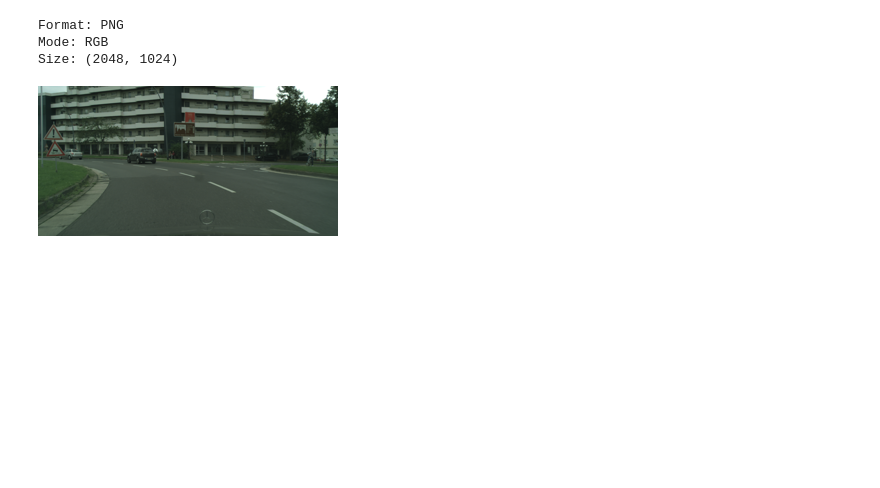
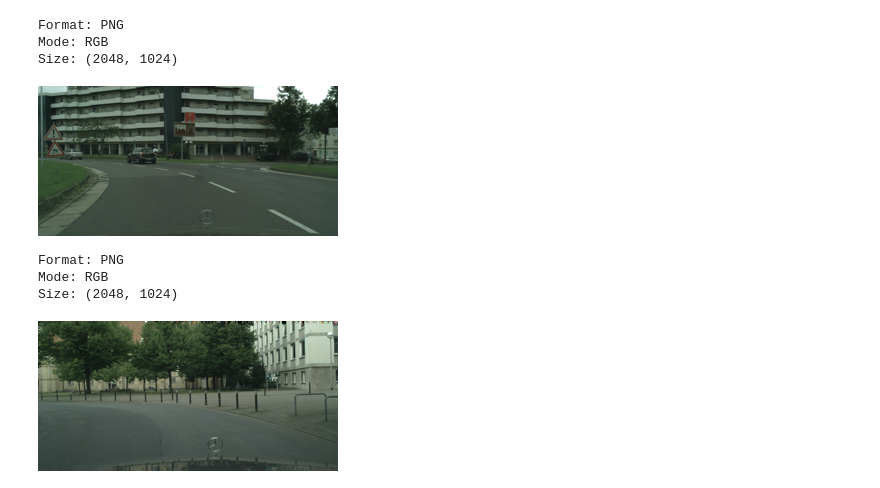
Before and after one commit to wimlooijmans/CloudyPoints, a Jupyter notebook: EDA.ipynb, the cells around one changed output. Drawn from its saved outputs; the diff is of its cells as text; code cells hidden in the pictures; blank space fills up the shorter version.

Commit message:
second sample image and sample images added to markdown file

```diff
--- a/EDA.ipynb
+++ b/EDA.ipynb
@@ -152,3 +152,19 @@ Format: PNG
 Mode: RGB
 Size: (2048, 1024)
 [figure]
+# %%
+path_example_image_2 = path_train / 'hanover' / 'hanover_000000_019116_leftImg8bit.png'
+example_image_2 = Image.open(path_example_image_2)
+
+print("Format:", example_image_2.format)
+print("Mode:", example_image_2.mode)
+print("Size:", example_image_2.size)
+# print("", example_image. )
+
+new_size = calculate_new_size(example_image_2, MAX_HEIGHT)
+example_image_2.resize(new_size)
+# %% [output]
+Format: PNG
+Mode: RGB
+Size: (2048, 1024)
+[figure, added]
```
Also changed, not shown: 3 other files.
